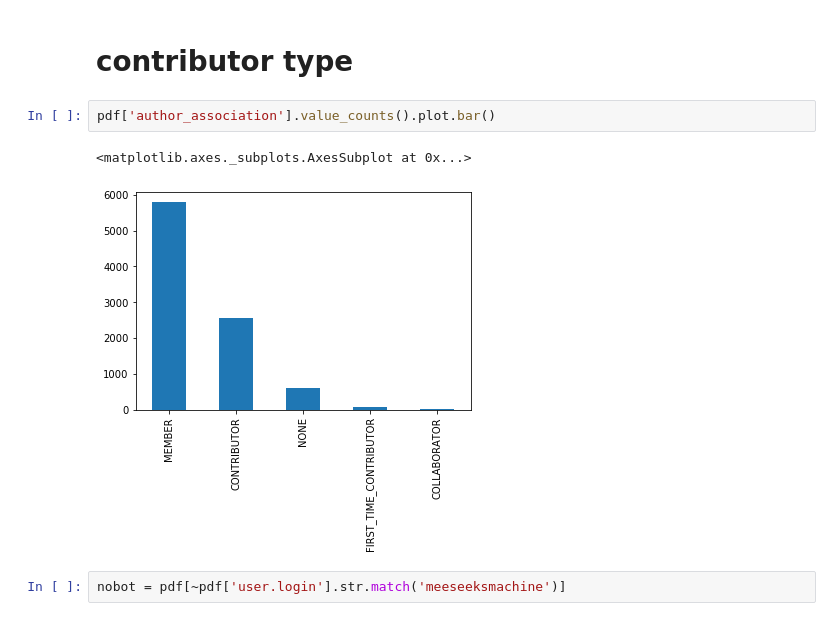
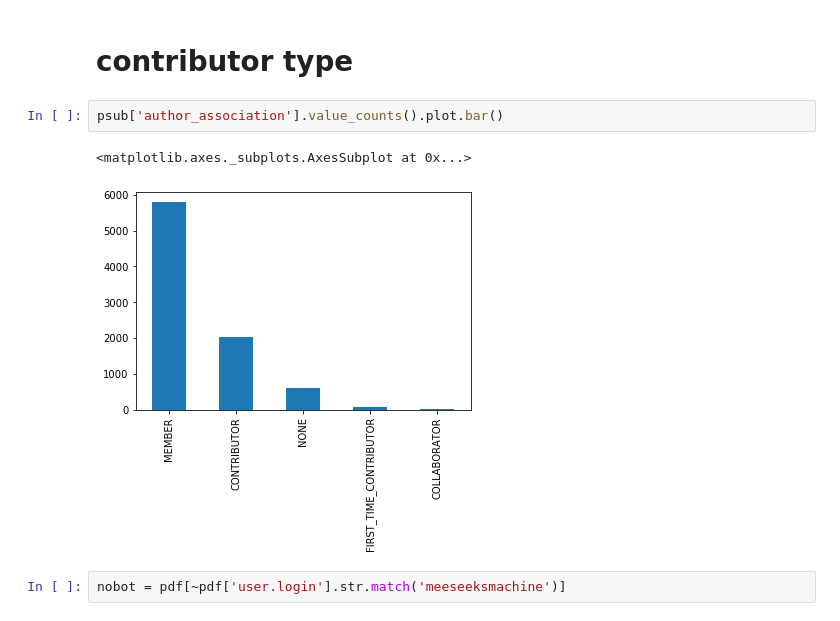
Before and after one commit to story645/scraps, a Jupyter notebook: mpl/pullrequest_a.ipynb, the cells around one changed output. Cells and saved outputs as stored; diff of their text form.

```diff
--- a/mpl/pullrequest_a.ipynb
+++ b/mpl/pullrequest_a.ipynb
@@ -227,10 +227,10 @@ _ = ax.axhline(0, color='k', linestyle=":")
 # %% [markdown]
 # contributor type
 # %%
-pdf['author_association'].value_counts().plot.bar()
+psub['author_association'].value_counts().plot.bar()
 # %% [output]
 <matplotlib.axes._subplots.AxesSubplot at 0x...>
-[figure, old version]
+[figure, new version]
 # %%
 nobot = pdf[~pdf['user.login'].str.match('meeseeksmachine')]
 # %%
```
Also changed, not shown: parts of 19 cells of this notebook, 1 other file.
